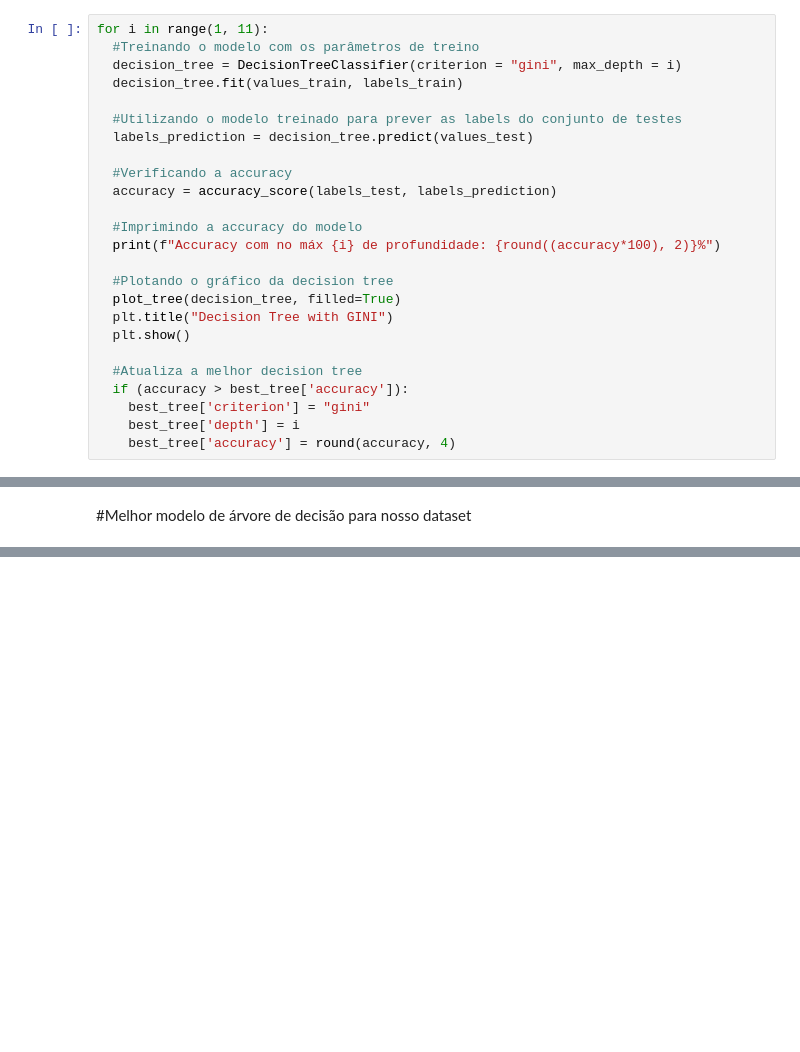
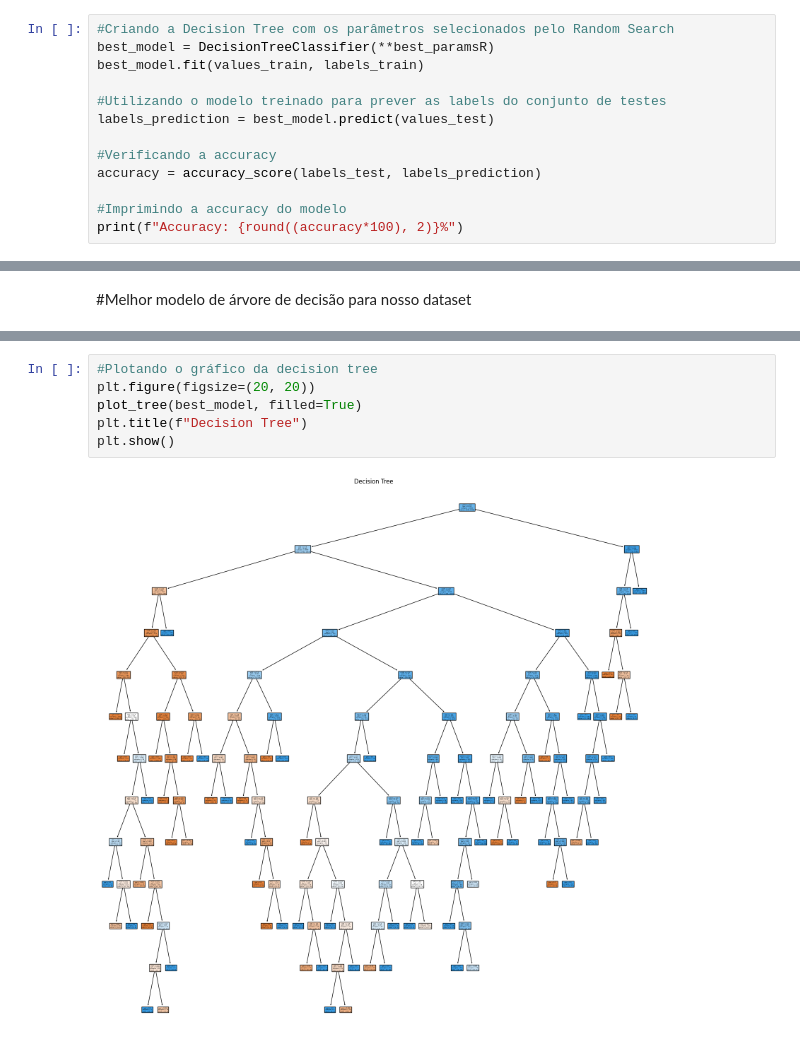
Before and after one commit to FelipeMoraes03/aprendizado_supervisionado, a Jupyter notebook: DecisionTree.ipynb, the cells around one changed output, grey strips where cells are left out. Drawn from its saved outputs; the diff is of its cells as text; blank space fills up the shorter version.

```diff
--- a/DecisionTree.ipynb
+++ b/DecisionTree.ipynb
@@ -46,26 +72,14 @@ best_tree = {
 # %%
-for i in range(1, 11):
-  #Treinando o modelo com os parâmetros de treino
-  decision_tree = DecisionTreeClassifier(criterion = "gini", max_depth = i)
-  decision_tree.fit(values_train, labels_train)
+#Criando a Decision Tree com os parâmetros selecionados pelo Random Search
+best_model = DecisionTreeClassifier(**best_paramsR)
+best_model.fit(values_train, labels_train)
 
-  #Utilizando o modelo treinado para prever as labels do conjunto de testes
-  labels_prediction = decision_tree.predict(values_test)
+#Utilizando o modelo treinado para prever as labels do conjunto de testes
+labels_prediction = best_model.predict(values_test)
 
-  #Verificando a accuracy
-  accuracy = accuracy_score(labels_test, labels_prediction)
+#Verificando a accuracy
+accuracy = accuracy_score(labels_test, labels_prediction)
 
-  #Imprimindo a accuracy do modelo
-  print(f"Accuracy com no máx {i} de profundidade: {round((accuracy*100), 2)}%")
-
-  #Plotando o gráfico da decision tree
-  plot_tree(decision_tree, filled=True)
-  plt.title("Decision Tree with GINI")
-  plt.show()
-
-  #Atualiza a melhor decision tree
-  if (accuracy > best_tree['accuracy']):
-    best_tree['criterion'] = "gini"
-    best_tree['depth'] = i
-    best_tree['accuracy'] = round(accuracy, 4)
+#Imprimindo a accuracy do modelo
+print(f"Accuracy: {round((accuracy*100), 2)}%")
 # %% [output]
@@ -172,0 +129,8 @@ print(best_tree)
+# %%
+#Plotando o gráfico da decision tree
+plt.figure(figsize=(20, 20))
+plot_tree(best_model, filled=True)
+plt.title(f"Decision Tree")
+plt.show()
+# %% [output]
+[figure, added]
```
Also changed, not shown: parts of 16 cells of this notebook.
